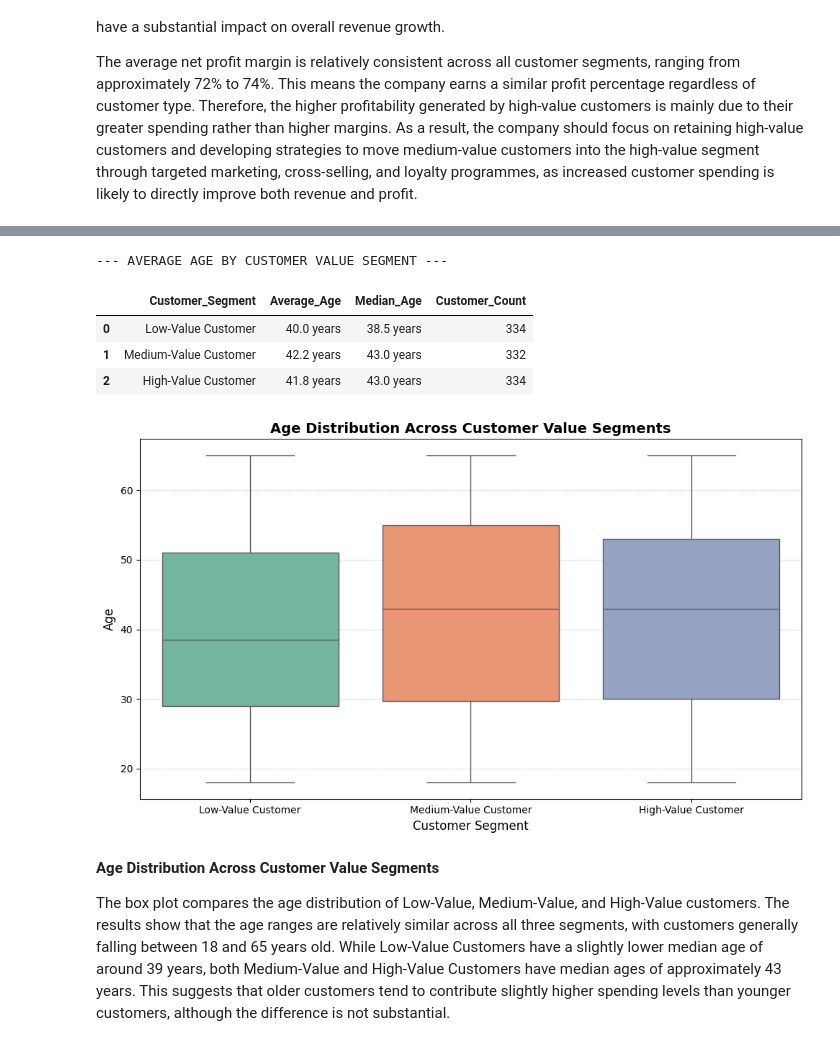
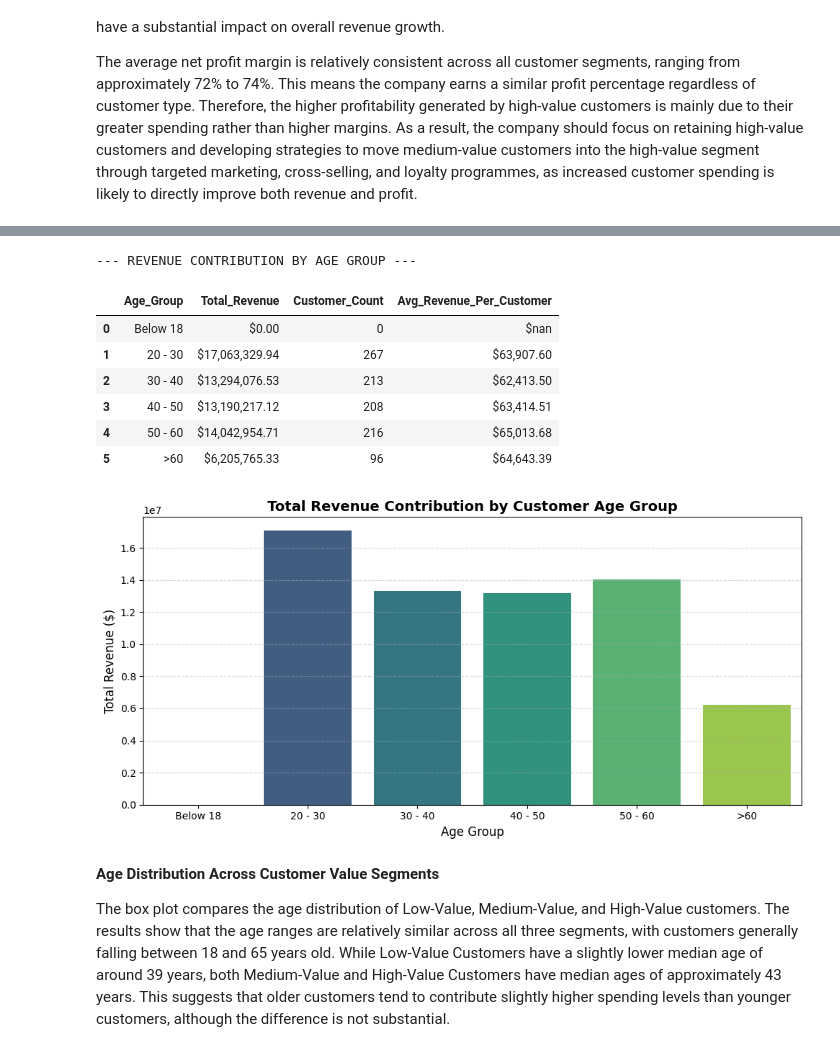
Before and after one commit to VY-MS123/NTUC_Capstone_MarketAnalysis, a Jupyter notebook: Capstone_Market.ipynb, the cells around one changed output, grey strips where cells are left out. Cells and saved outputs as stored; diff of their text form; code cells hidden in the pictures.

```diff
--- a/Capstone_Market.ipynb
+++ b/Capstone_Market.ipynb
@@ -711,48 +838,49 @@ The average net profit margin is relatively consistent across all customer segme
 # %%
 import pandas as pd
 import matplotlib.pyplot as plt
 import seaborn as sns
 
-# Ensure we have the merged customer demographics and segmentation
-customer_demographics_df = pd.merge(customer_financials, cust_df, on='customer_id')
-
-# Calculate average age per value segment
-age_comparison = customer_demographics_df.groupby('Customer_Segment', observed=False).agg(
-    Average_Age=('age', 'mean'),
-    Median_Age=('age', 'median'),
+# Group the merged customer demographics and financials by Age Group and calculate total revenue
+age_group_revenue = customer_demographics_df.groupby('Age_Group', observed=False).agg(
+    Total_Revenue=('Total_Sales', 'sum'),
     Customer_Count=('customer_id', 'count')
 ).reset_index()
 
-print("--- AVERAGE AGE BY CUSTOMER VALUE SEGMENT ---")
-display(age_comparison.style.format({
-    'Average_Age': '{:.1f} years',
-    'Median_Age': '{:.1f} years',
-    'Customer_Count': '{:,}'
+age_group_revenue['Avg_Revenue_Per_Customer'] = age_group_revenue['Total_Revenue'] / age_group_revenue['Customer_Count']
+
+print("--- REVENUE CONTRIBUTION BY AGE GROUP ---")
+display(age_group_revenue.style.format({
+    'Total_Revenue': '${:,.2f}',
+    'Customer_Count': '{:,}',
+    'Avg_Revenue_Per_Customer': '${:,.2f}'
 }))
 
-# Visualize age distribution across segments using box plots and violin plots
-plt.figure(figsize=(10, 6))
-sns.boxplot(
-    data=customer_demographics_df,
-    x='Customer_Segment',
-    y='age',
-    palette='Set2',
-    hue='Customer_Segment',
+# Visualize total revenue by age group
+plt.figure(figsize=(10, 5))
+sns.barplot(
+    data=age_group_revenue,
+    x='Age_Group',
+    y='Total_Revenue',
+    hue='Age_Group',
+    palette='viridis',
     legend=False
 )
-plt.title('Age Distribution Across Customer Value Segments', fontsize=14, fontweight='bold')
-plt.xlabel('Customer Segment', fontsize=12)
-plt.ylabel('Age', fontsize=12)
+plt.title('Total Revenue Contribution by Customer Age Group', fontsize=14, fontweight='bold')
+plt.xlabel('Age Group', fontsize=12)
+plt.ylabel('Total Revenue ($)', fontsize=12)
 plt.grid(True, axis='y', linestyle='--', alpha=0.5)
 plt.tight_layout()
 plt.show()
 # %% [output]
---- AVERAGE AGE BY CUSTOMER VALUE SEGMENT ---
+--- REVENUE CONTRIBUTION BY AGE GROUP ---
-|  | Customer_Segment | Average_Age | Median_Age | Customer_Count |
-| 0 | Low-Value Customer | 40.0 years | 38.5 years | 334 |
-| 1 | Medium-Value Customer | 42.2 years | 43.0 years | 332 |
-| 2 | High-Value Customer | 41.8 years | 43.0 years | 334 |
+|  | Age_Group | Total_Revenue | Customer_Count | Avg_Revenue_Per_Customer |
+| 0 | Below 18 | $0.00 | 0 | $nan |
+| 1 | 20 - 30 | $17,063,329.94 | 267 | $63,907.60 |
+| 2 | 30 - 40 | $13,294,076.53 | 213 | $62,413.50 |
+| 3 | 40 - 50 | $13,190,217.12 | 208 | $63,414.51 |
+| 4 | 50 - 60 | $14,042,954.71 | 216 | $65,013.68 |
+| 5 | >60 | $6,205,765.33 | 96 | $64,643.39 |
-[figure, old version]
+[figure, new version]
 # %% [markdown]
 **Age Distribution Across Customer Value Segments**
 
```
Also changed, not shown: parts of 4 cells of this notebook.
